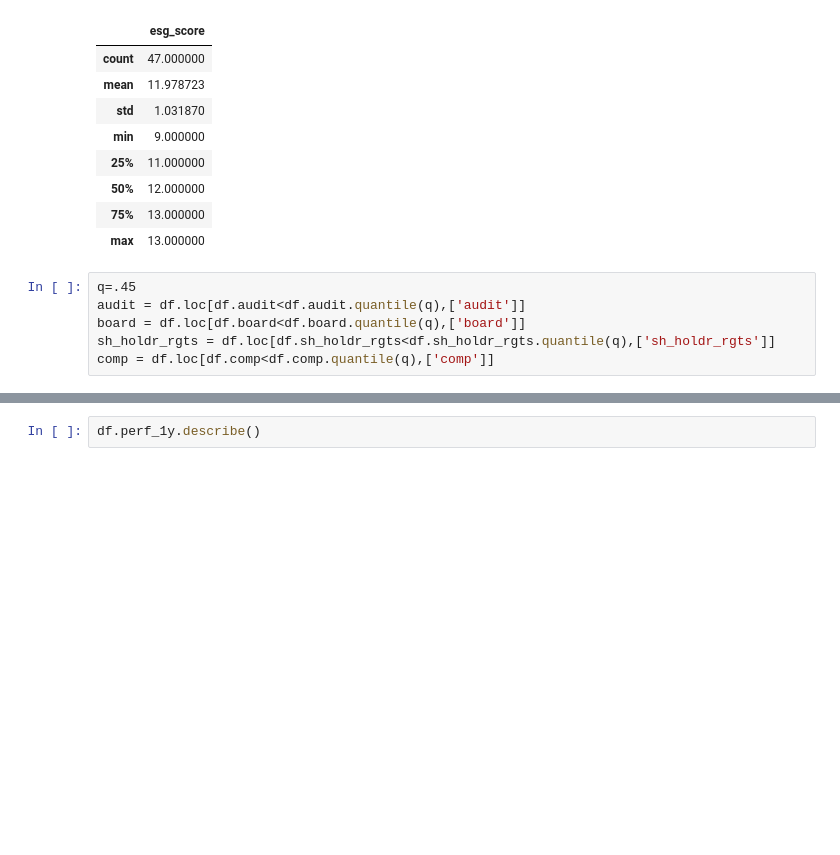
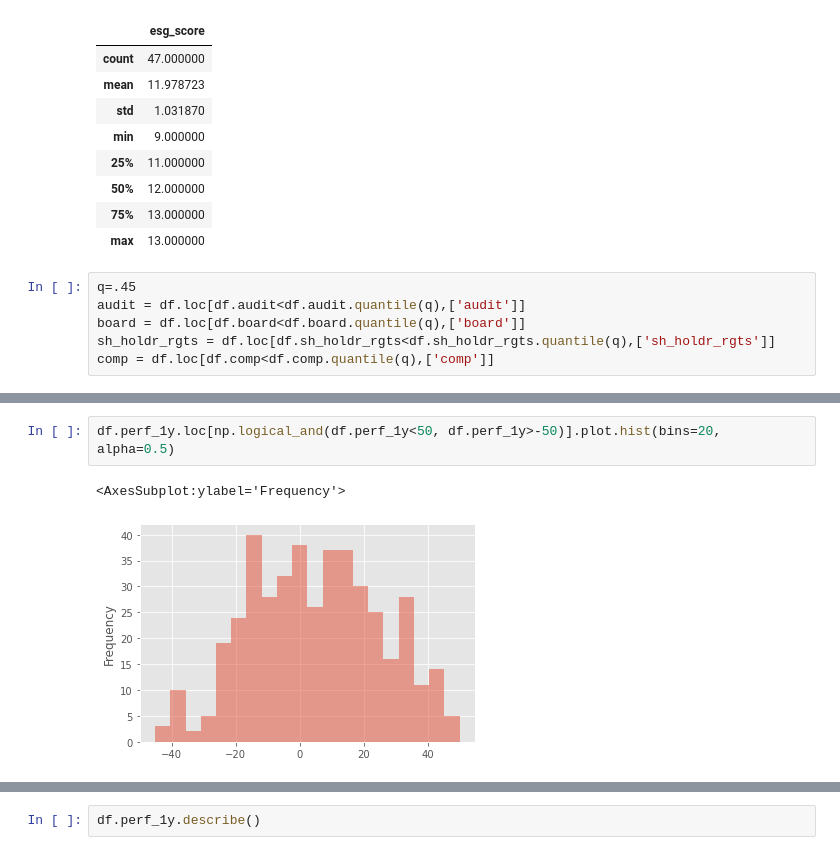
Before and after one commit to egn202/Python_Scrapy_SP500_Stocks, a Jupyter notebook: clean_data/data_analysis_esg_governance.ipynb, the cells around one changed output, grey strips where cells are left out. Cells and saved outputs as stored; diff of their text form; blank space fills up the shorter version.

```diff
--- a/clean_data/data_analysis_esg_governance.ipynb
+++ b/clean_data/data_analysis_esg_governance.ipynb
@@ -95 +127,6 @@ merge1.describe()
+# %%
+df.perf_1y.loc[np.logical_and(df.perf_1y<50, df.perf_1y>-50)].plot.hist(bins=20, alpha=0.5)
+# %% [output]
+<AxesSubplot:ylabel='Frequency'>
+[figure, added]
 # %%
```
Also changed, not shown: parts of 7 cells of this notebook, 2 other files.
